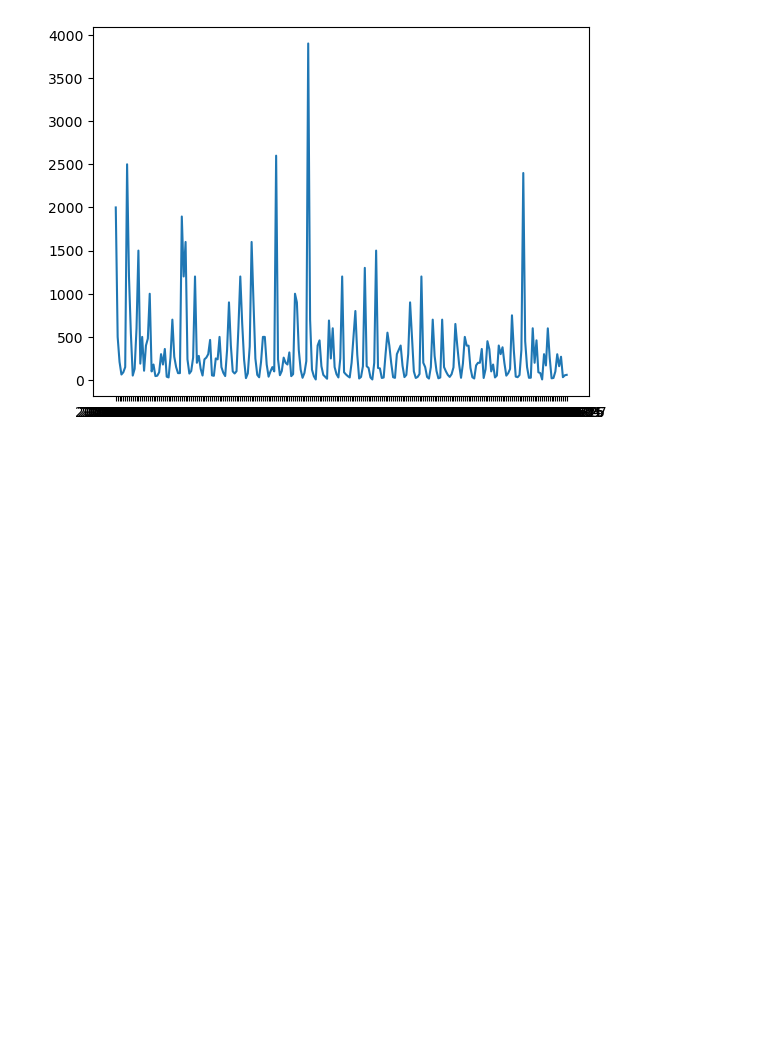
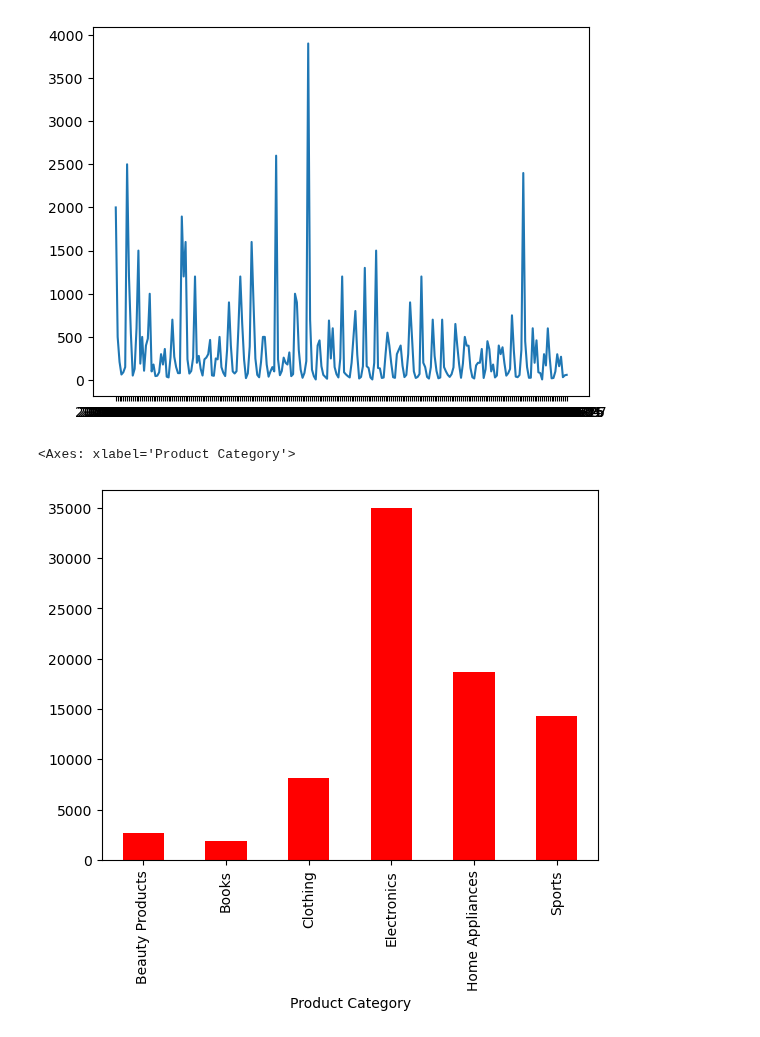
Before and after one commit to sivahere4cloud/ai-journey, a Jupyter notebook: 05-matplotlib/k_matplotlib.ipynb, the cells around one changed output. Drawn from its saved outputs; the diff is of its cells as text; code cells hidden in the pictures; blank space fills up the shorter version.

```diff
--- a/05-matplotlib/k_matplotlib.ipynb
+++ b/05-matplotlib/k_matplotlib.ipynb
@@ -174,3 +174,8 @@ plt.plot(sales_trend['Date'],sales_trend['Total Revenue'])
 # %% [output]
 [<matplotlib.lines.Line2D at 0x...>]
 [figure]
+# %%
+total_sales_by_product.plot(kind='bar',color='red')
+# %% [output]
+<Axes: xlabel='Product Category'>
+[figure, added]
```
